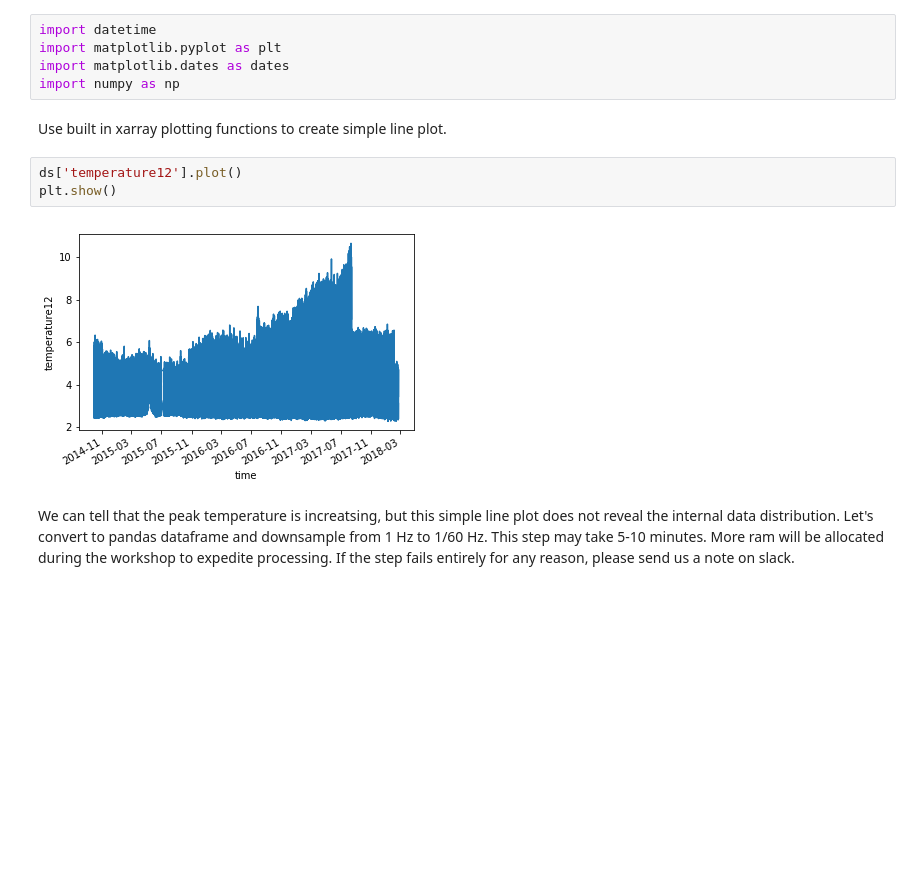
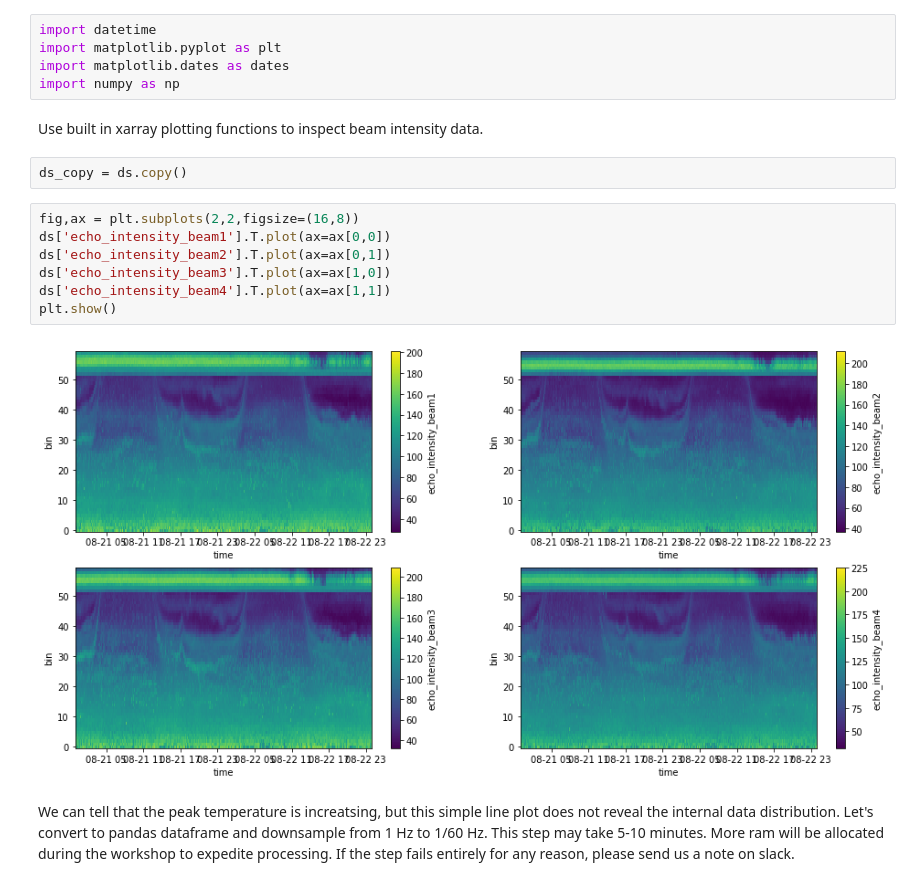
Before and after one commit to OSOceanAcoustics/echopype, a Jupyter notebook: notebooks/01_netcdf_example_adcp.ipynb, the cells around one changed output. Cells and saved outputs as stored; diff of their text form; blank space fills up the shorter version.

Commit message:
add simple beam echo intensity plot

```diff
--- a/notebooks/01_netcdf_example_adcp.ipynb
+++ b/notebooks/01_netcdf_example_adcp.ipynb
@@ -169,12 +169,18 @@ import matplotlib.pyplot as plt
 import matplotlib.dates as dates
 import numpy as np
 # %% [markdown]
-Use built in xarray plotting functions to create simple line plot.
+Use built in xarray plotting functions to inspect beam intensity data.
-# %%
-ds['temperature12'].plot()
-plt.show()
-# %% [output]
-[figure, removed]
+# %%
+ds_copy = ds.copy()
+# %%
+fig,ax = plt.subplots(2,2,figsize=(16,8))
+ds['echo_intensity_beam1'].T.plot(ax=ax[0,0])
+ds['echo_intensity_beam2'].T.plot(ax=ax[0,1])
+ds['echo_intensity_beam3'].T.plot(ax=ax[1,0])
+ds['echo_intensity_beam4'].T.plot(ax=ax[1,1])
+plt.show()
+# %% [output]
+[figure, added]
 # %% [markdown]
 We can tell that the peak temperature is increatsing, but this simple line plot does not reveal the internal data distribution. Let's convert to pandas dataframe and downsample from 1 Hz to 1/60 Hz. This step may take 5-10 minutes. More ram will be allocated during the workshop to expedite processing. If the step fails entirely for any reason, please send us a note on slack.
 # %%
```
